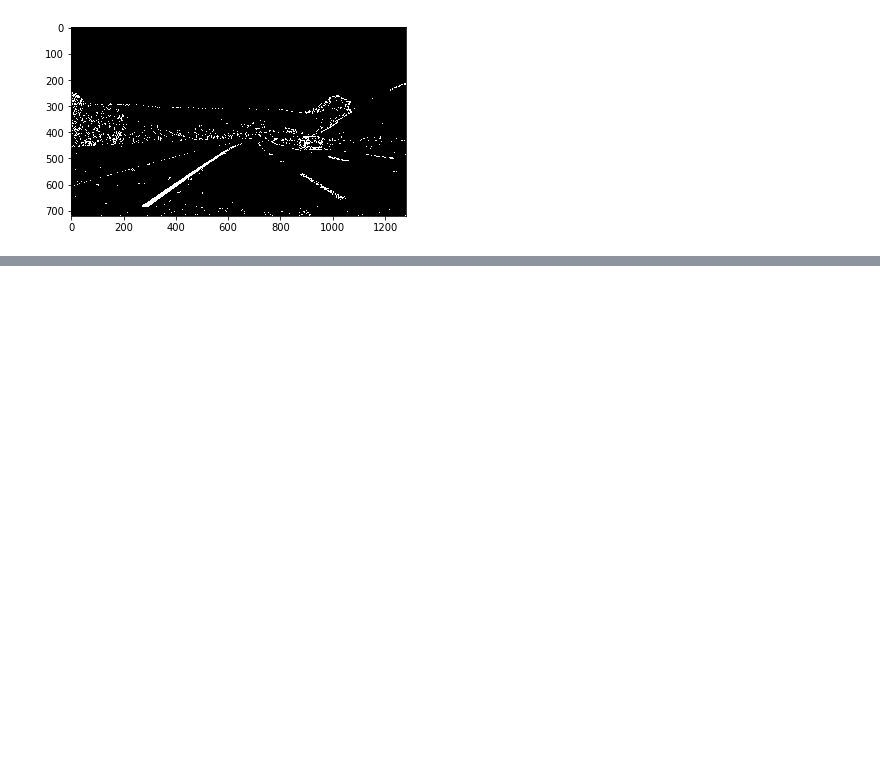
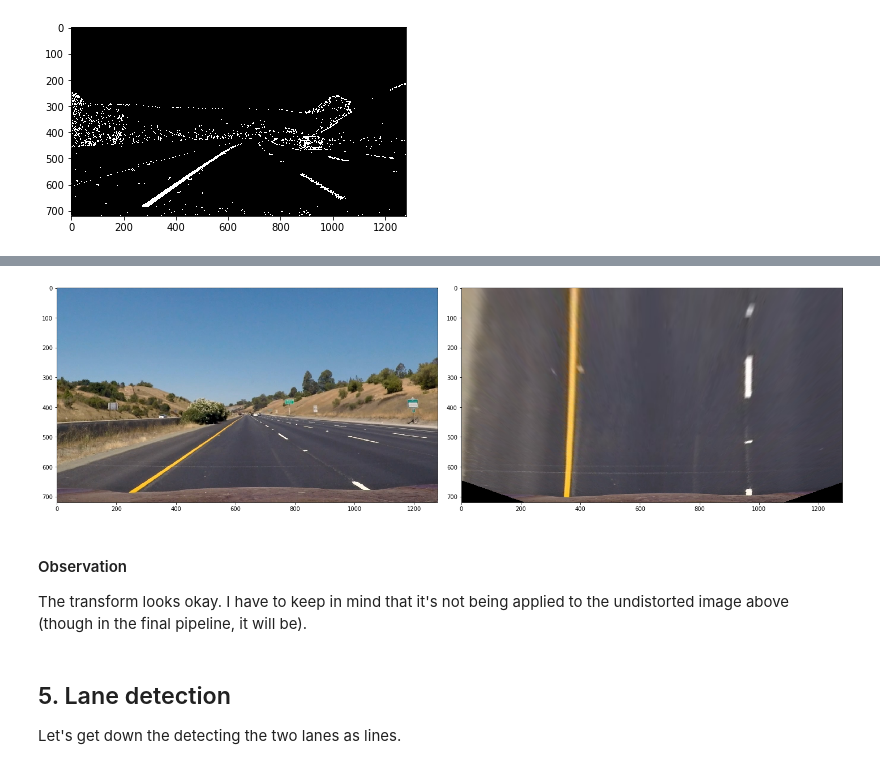
Before and after one commit to XCMer/CarND-Advanced-Lane-Lines, a Jupyter notebook: Advanced Pipeline.ipynb, the cells around one changed output, grey strips where cells are left out. Drawn from its saved outputs; the diff is of its cells as text; code cells hidden in the pictures; blank space fills up the shorter version.

```diff
--- a/Advanced Pipeline.ipynb
+++ b/Advanced Pipeline.ipynb
@@ -190,0 +282,41 @@ test_thresholding()
+# %%
+# Given the before and after points, come up with the perspective
+# transform matrix "M"
+def perspective_transform(before_points, after_points):
+    # Convert dictionaries to np arrays
+    before_points_np = np.float32(points_to_array(before_points))
+    after_points_np = np.float32(points_to_array(after_points))
+
+    return cv2.getPerspectiveTransform(before_points_np, after_points_np)
+# %%
+# Given an image and the perspective transform matrix, get the warped
+# image
+def warp_perspective(img, M):
+    return cv2.warpPerspective(img, M, (img.shape[1], img.shape[0]), flags=cv2.INTER_LINEAR)
+# %%
+# A helper function to get M
+def std_perspective_transform():
+    before_points = perspective_before_points()
+    after_points = perspective_after_points()
+
+    return perspective_transform(before_points, after_points)
+# %%
+# Check how things are looking
+def test_perspective_transform():
+    img = load_images(['./test_images/straight_lines1.jpg'])[0]
+    M = std_perspective_transform()
+    warped_img = warp_perspective(img, M)
+
+    show_images([img, warped_img], 1)
+
+test_perspective_transform()
+# %% [output]
+[figure, added]
+# %% [markdown]
+#### Observation
+
+The transform looks okay. I have to keep in mind that it's not being applied to the undistorted image above (though in the final pipeline, it will be).
+# %% [markdown]
+## 5. Lane detection
+
+Let's get down the detecting the two lanes as lines.
```
Also changed, not shown: parts of 26 cells of this notebook.
